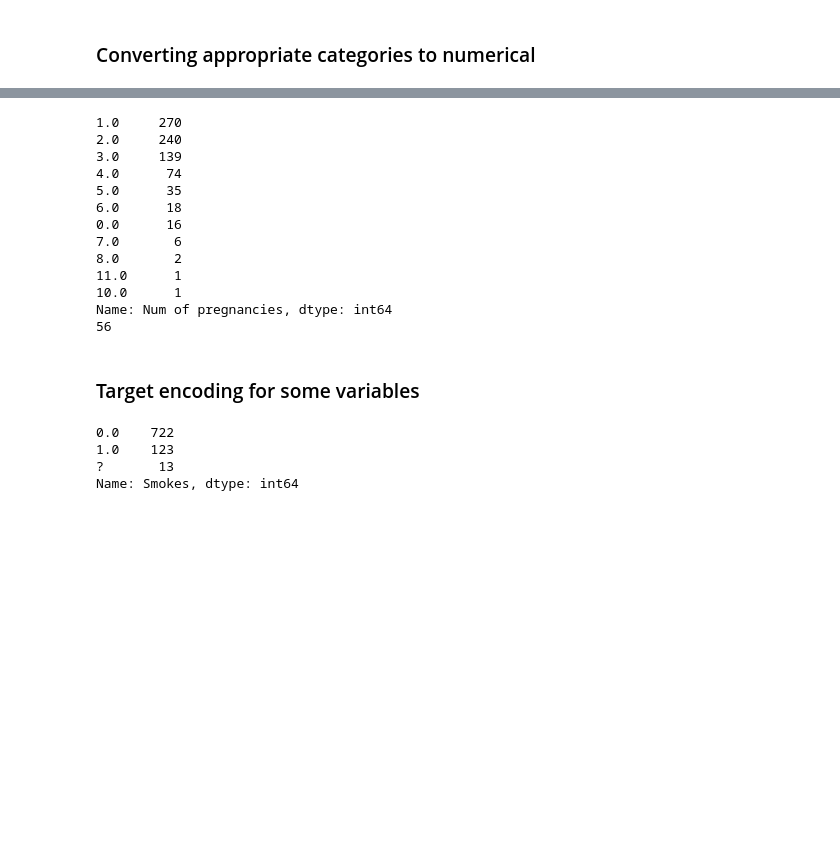
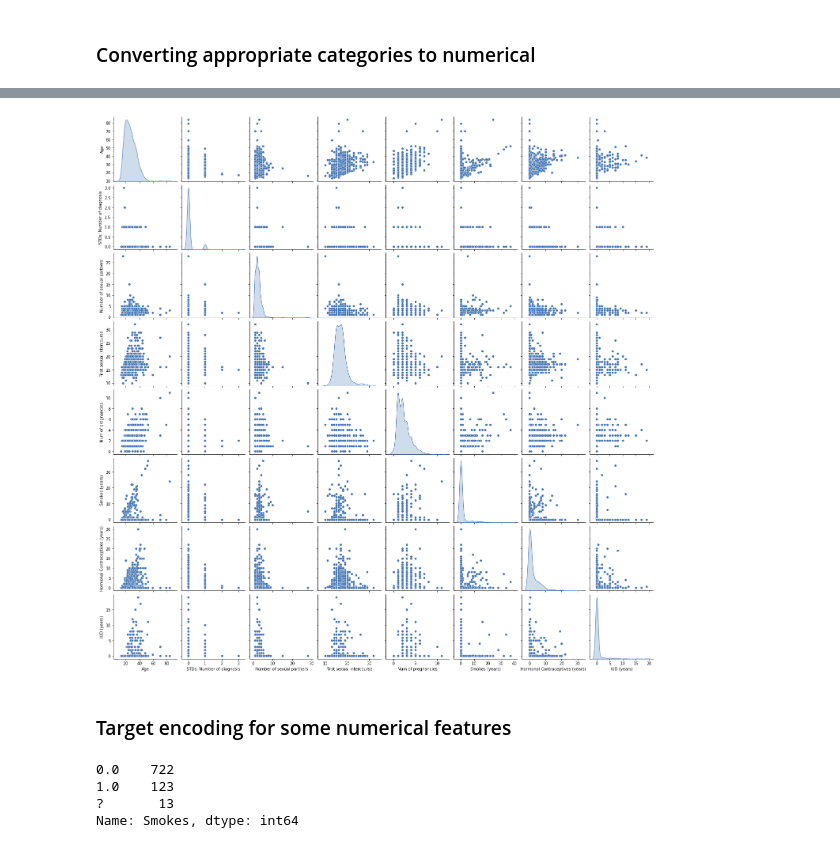
Before and after one commit to Shruti-Kaushal/Constructing-Risk-Profiles-for-Cervical-Cancer, a Jupyter notebook: Exploratory Analysis and Visualization.ipynb, the cells around one changed output, grey strips where cells are left out. Drawn from its saved outputs; the diff is of its cells as text; code cells hidden in the pictures; blank space fills up the shorter version.

```diff
--- a/Exploratory Analysis and Visualization.ipynb
+++ b/Exploratory Analysis and Visualization.ipynb
@@ -236,18 +112,0 @@ Name: First sexual intercourse, dtype: int64
-# %%
-data['Num of pregnancies'] = pd.to_numeric(data['Num of pregnancies'], errors='coerce')
-print(data["Num of pregnancies"].value_counts())
-print(data["Num of pregnancies"].isna().sum())
-# %% [output]
-1.0     270
-2.0     240
-3.0     139
-4.0      74
-5.0      35
-6.0      18
-0.0      16
-7.0       6
-8.0       2
-11.0      1
-10.0      1
-Name: Num of pregnancies, dtype: int64
-56
@@ -257,2 +112,0 @@ data['STDs: Time since last diagnosis'] = pd.to_numeric(data['STDs: Time since l
-# %% [markdown]
-### Target encoding for some variables
@@ -259,3 +121,20 @@ data['STDs: Time since last diagnosis'] = pd.to_numeric(data['STDs: Time since l
+# %%
+numerical_cols = ['Age', \
+                  'STDs: Number of diagnosis',\
+                  'Number of sexual partners', \
+                  'First sexual intercourse', \
+                  'Num of pregnancies',\
+                  'Smokes (years)', \
+                  'Smokes (packs/year)',\
+                  'Hormonal Contraceptives (years)',\
+                  'IUD (years)']
+# %%
+sns.pairplot(data_x[numerical_cols], diag_kind = 'kde')
+plt.show()
+# %% [output]
+[figure, added]
+# %% [markdown]
+### Target encoding for some numerical features
 # %%
 data["Smokes"].value_counts()
 # %% [output]
```
Also changed, not shown: parts of 32 cells of this notebook, 2 other files.
